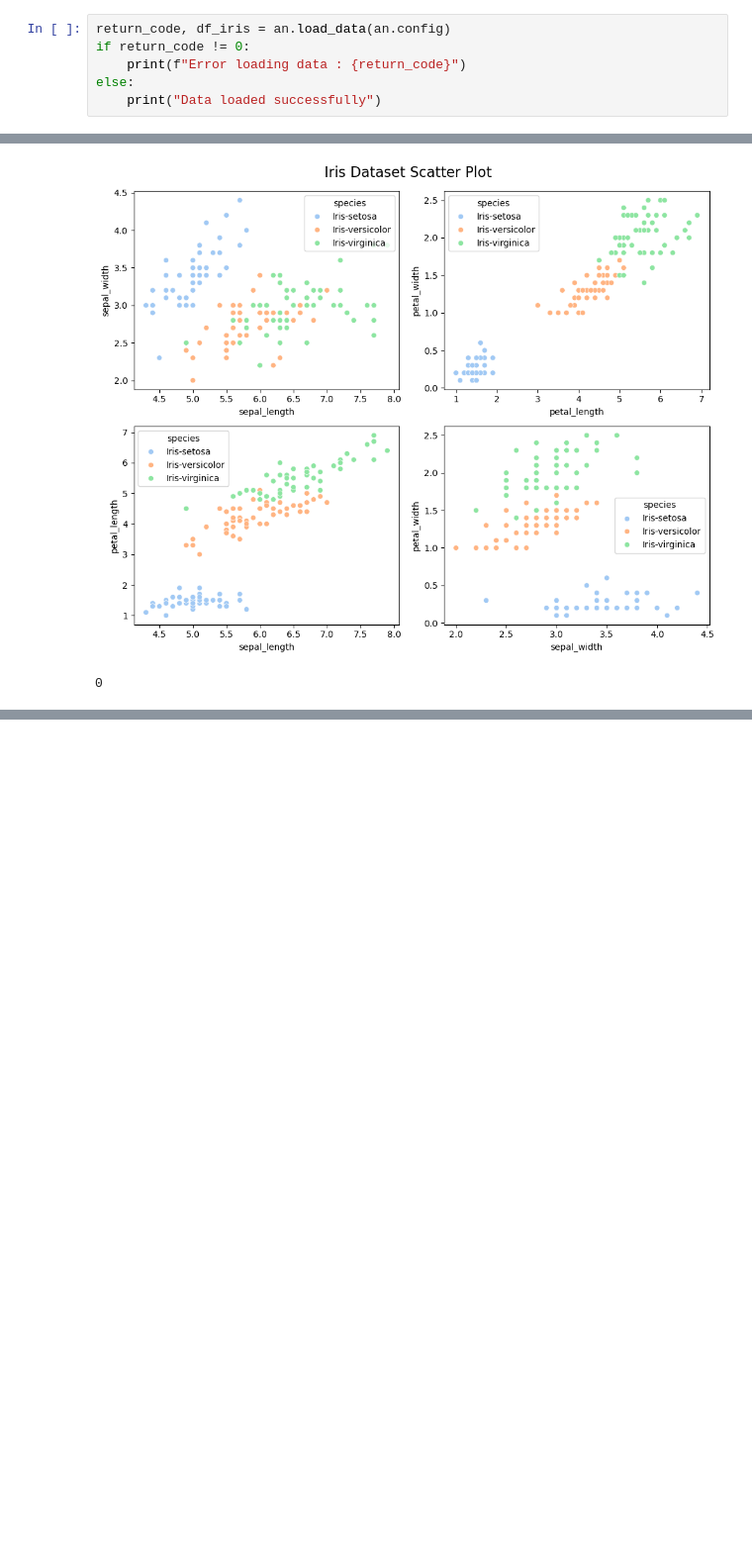
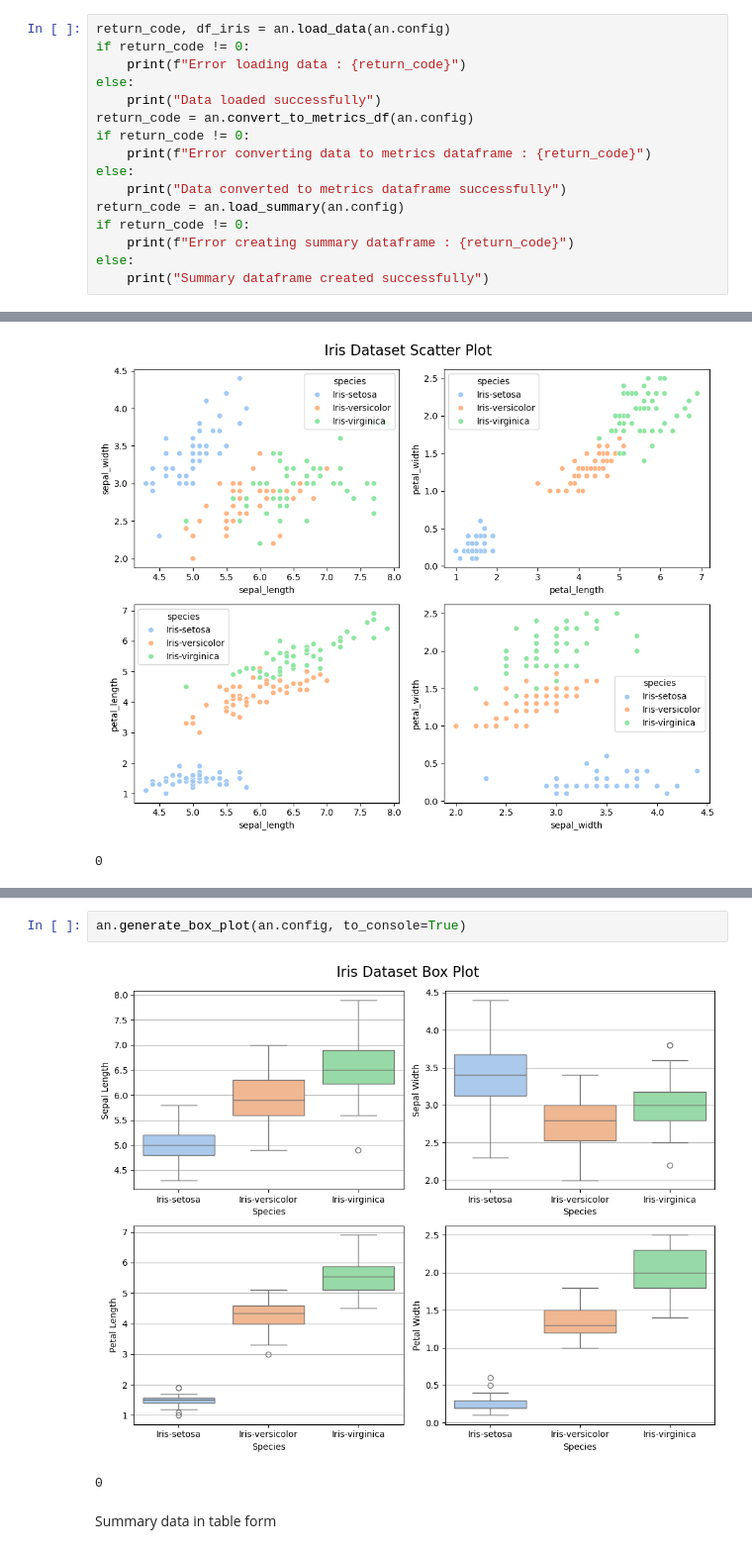
Before and after one commit to clydewatts1/pands-project, a Jupyter notebook: analysis_notebook.ipynb, the cells around one changed output, grey strips where cells are left out. Shown at 99% size. Saved outputs shown, nothing was run; the diff lists cells and outputs as text; blank space fills up the shorter version.

Commit message:
Added box plot

```diff
--- a/analysis_notebook.ipynb
+++ b/analysis_notebook.ipynb
@@ -28,5 +28,15 @@ if return_code != 0:
     print(f"Error loading data : {return_code}")
 else:
     print("Data loaded successfully")
+return_code = an.convert_to_metrics_df(an.config)
+if return_code != 0:
+    print(f"Error converting data to metrics dataframe : {return_code}")
+else:
+    print("Data converted to metrics dataframe successfully")
+return_code = an.load_summary(an.config)
+if return_code != 0:
+    print(f"Error creating summary dataframe : {return_code}")
+else:
+    print("Summary dataframe created successfully")
 # %% [output]
 Data loaded successfully
@@ -81,0 +99,7 @@ an.generate_scatter_plot(an.config, to_console=True)
+# %%
+an.generate_box_plot(an.config, to_console=True)
+# %% [output]
+[figure, added]
+0
+# %% [markdown]
+Summary data in table form
```
Also changed, not shown: parts of 4 cells of this notebook, 3 other files.
